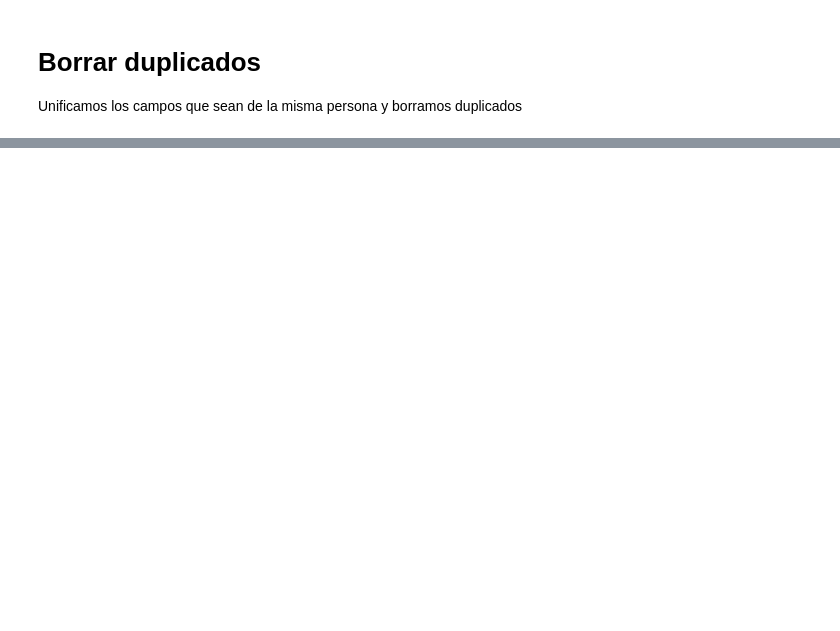
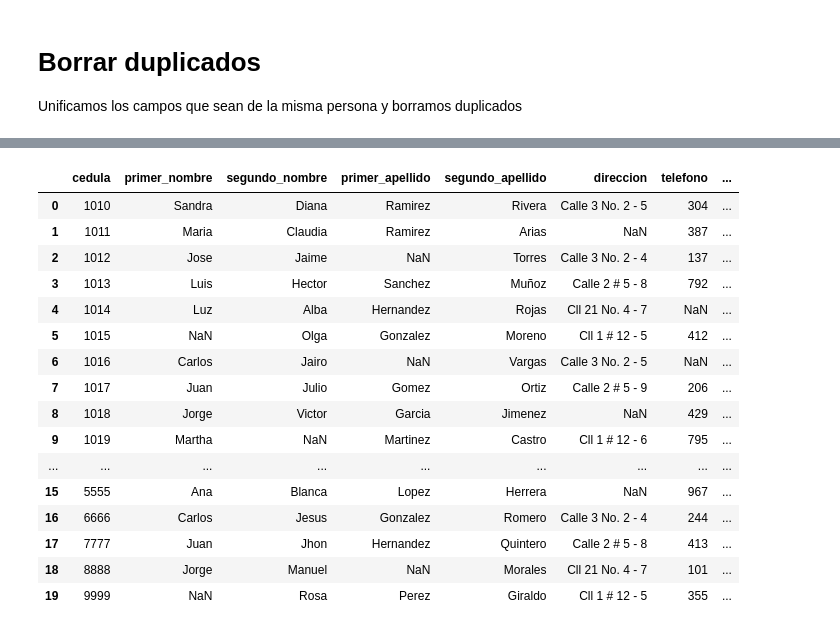
Before and after one commit to ARJ48/ingesoft2, a Jupyter notebook: limpieza_basica_duplicados_Python.ipynb, the cells around one changed output, grey strips where cells are left out. Saved outputs shown, nothing was run; the diff lists cells and outputs as text; code cells hidden in the pictures; blank space fills up the shorter version.

```diff
--- a/limpieza_basica_duplicados_Python.ipynb
+++ b/limpieza_basica_duplicados_Python.ipynb
@@ -78,0 +126,44 @@ df
+# %%
+# Definimos una función lambda que filtra los valores NaN
+filtrar_vacios = lambda x: x if pd.notna(x) else ''
+
+df = df.map(filtrar_vacios)
+
+# Definimos una función lambda que filtra los caracteres que no numéricos
+filtrar_numeros = lambda x: ''.join(filter(str.isdigit, x))
+
+# Definimos una función lambda que filtra los caracteres alfabéticos
+filtrar_letras = lambda x: ''.join(filter(str.isalpha, x))
+
+# Eliminamos caracteres de la cedula y el telefono
+df['cedula'] = df['cedula'].map(filtrar_numeros)
+df['telefono'] = df['telefono'].map(filtrar_numeros)
+
+# Eliminamos números de los nombres y apellidos
+df['primer_nombre'] = df['primer_nombre'].map(filtrar_letras)
+df['segundo_nombre'] = df['segundo_nombre'].map(filtrar_letras)
+df['primer_apellido'] = df['primer_apellido'].map(filtrar_letras)
+df['segundo_apellido'] = df['segundo_apellido'].map(filtrar_letras)
+
+df = df.replace({'': np.nan})
+
+
+df
+# %% [output]
+|  | cedula | primer_nombre | segundo_nombre | primer_apellido | segundo_apellido | direccion | telefono | ... |
+| 0 | 1010 | Sandra | Diana | Ramirez | Rivera | Calle 3 No. 2 - 5 | 304 | ... |
+| 1 | 1011 | Maria | Claudia | Ramirez | Arias | NaN | 387 | ... |
+| 2 | 1012 | Jose | Jaime | NaN | Torres | Calle 3 No. 2 - 4 | 137 | ... |
+| 3 | 1013 | Luis | Hector | Sanchez | Muñoz | Calle 2 # 5 - 8 | 792 | ... |
+| 4 | 1014 | Luz | Alba | Hernandez | Rojas | Cll 21 No. 4 - 7 | NaN | ... |
+| 5 | 1015 | NaN | Olga | Gonzalez | Moreno | Cll 1 # 12 - 5 | 412 | ... |
+| 6 | 1016 | Carlos | Jairo | NaN | Vargas | Calle 3 No. 2 - 5 | NaN | ... |
+| 7 | 1017 | Juan | Julio | Gomez | Ortiz | Calle 2 # 5 - 9 | 206 | ... |
+| 8 | 1018 | Jorge | Victor | Garcia | Jimenez | NaN | 429 | ... |
+| 9 | 1019 | Martha | NaN | Martinez | Castro | Cll 1 # 12 - 6 | 795 | ... |
+| ... | ... | ... | ... | ... | ... | ... | ... | ... |
+| 15 | 5555 | Ana | Blanca | Lopez | Herrera | NaN | 967 | ... |
+| 16 | 6666 | Carlos | Jesus | Gonzalez | Romero | Calle 3 No. 2 - 4 | 244 | ... |
+| 17 | 7777 | Juan | Jhon | Hernandez | Quintero | Calle 2 # 5 - 8 | 413 | ... |
+| 18 | 8888 | Jorge | Manuel | NaN | Morales | Cll 21 No. 4 - 7 | 101 | ... |
+| 19 | 9999 | NaN | Rosa | Perez | Giraldo | Cll 1 # 12 - 5 | 355 | ... |
```
Also changed, not shown: parts of 11 cells of this notebook, 2 other files.
